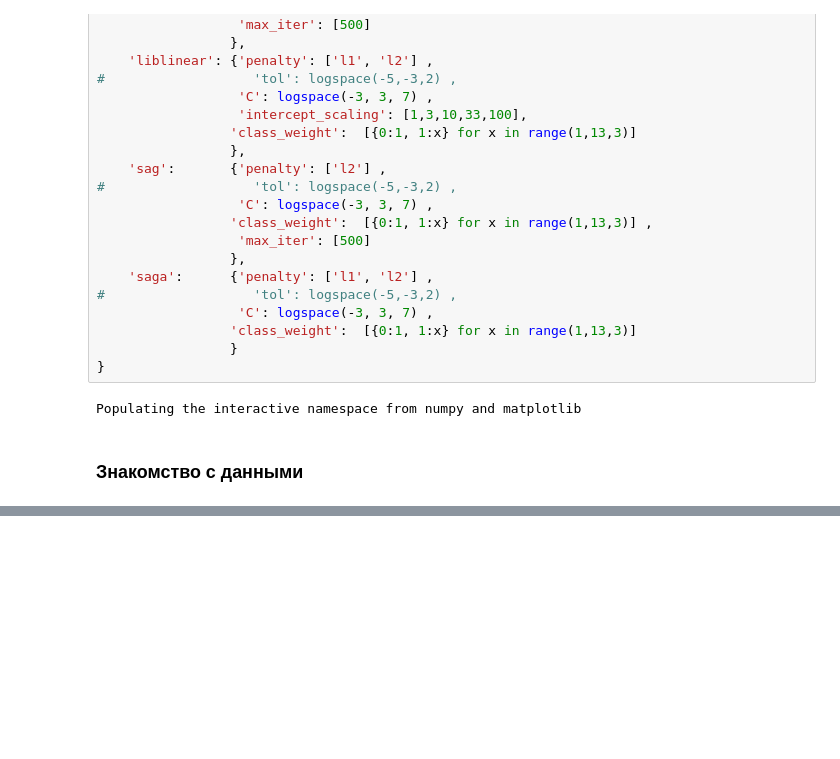
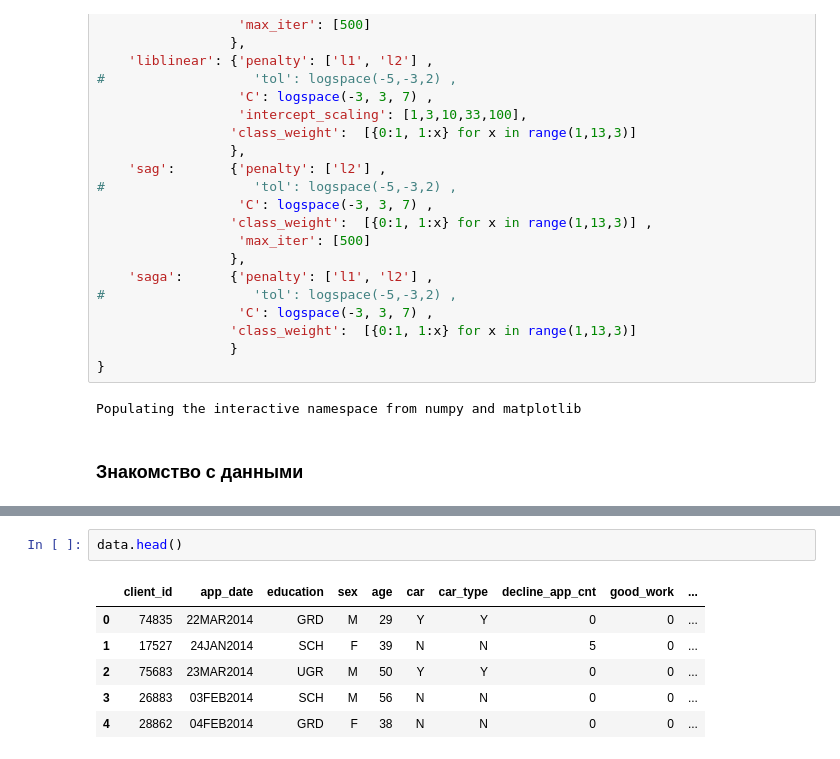
Before and after one commit to luhakv/dssf-projects, a Jupyter notebook: module_5/Проект_5_Компьютер_говорит_Нет.ipynb, the cells around one changed output, grey strips where cells are left out. Drawn from its saved outputs; the diff is of its cells as text; blank space fills up the shorter version.

```diff
--- a/module_5/Проект_5_Компьютер_говорит_Нет.ipynb
+++ b/module_5/Проект_5_Компьютер_говорит_Нет.ipynb
@@ -269,0 +317,9 @@ Populating the interactive namespace from numpy and matplotlib
+# %%
+data.head()
+# %% [output]
+|  | client_id | app_date | education | sex | age | car | car_type | decline_app_cnt | good_work | ... |
+| 0 | 74835 | 22MAR2014 | GRD | M | 29 | Y | Y | 0 | 0 | ... |
+| 1 | 17527 | 24JAN2014 | SCH | F | 39 | N | N | 5 | 0 | ... |
+| 2 | 75683 | 23MAR2014 | UGR | M | 50 | Y | Y | 0 | 0 | ... |
+| 3 | 26883 | 03FEB2014 | SCH | M | 56 | N | N | 0 | 0 | ... |
+| 4 | 28862 | 04FEB2014 | GRD | F | 38 | N | N | 0 | 0 | ... |
```
Also changed, not shown: parts of 8 cells of this notebook.
